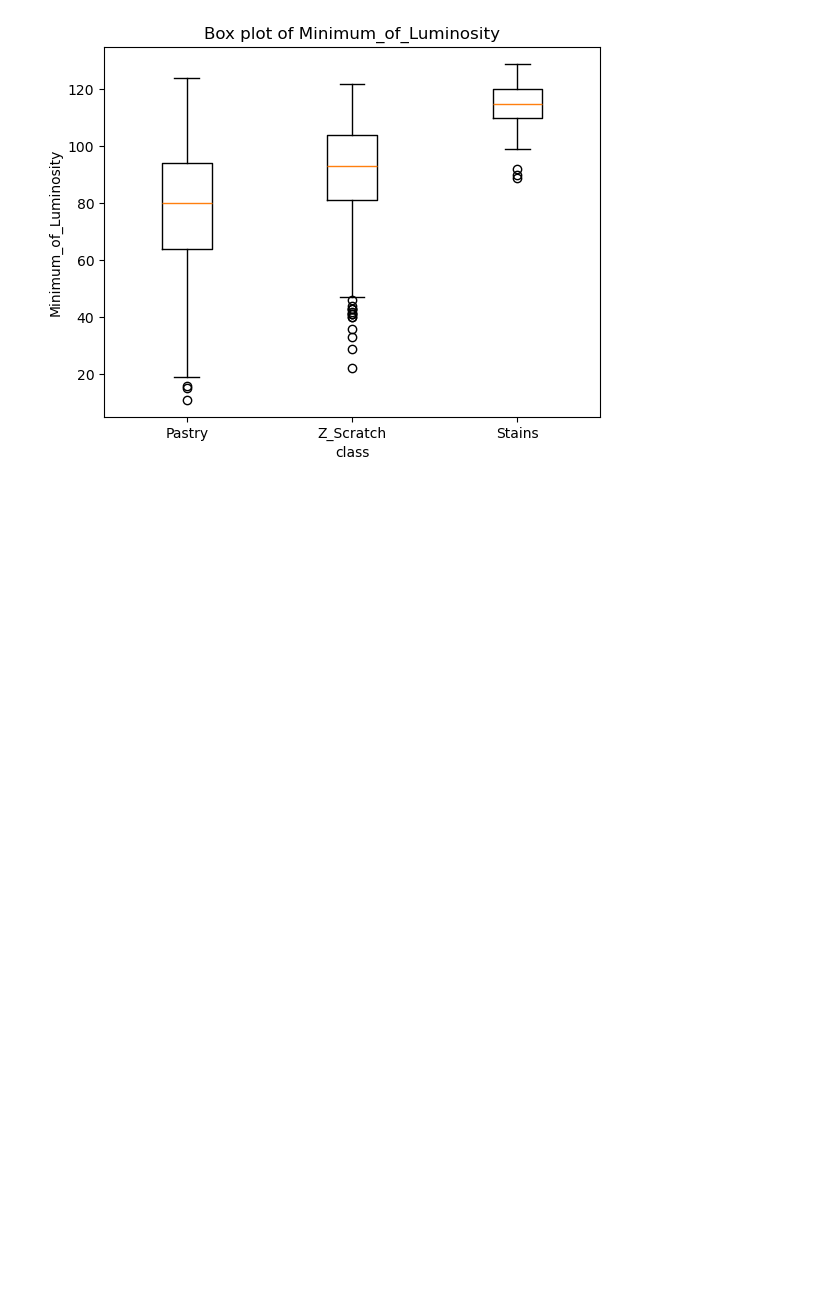
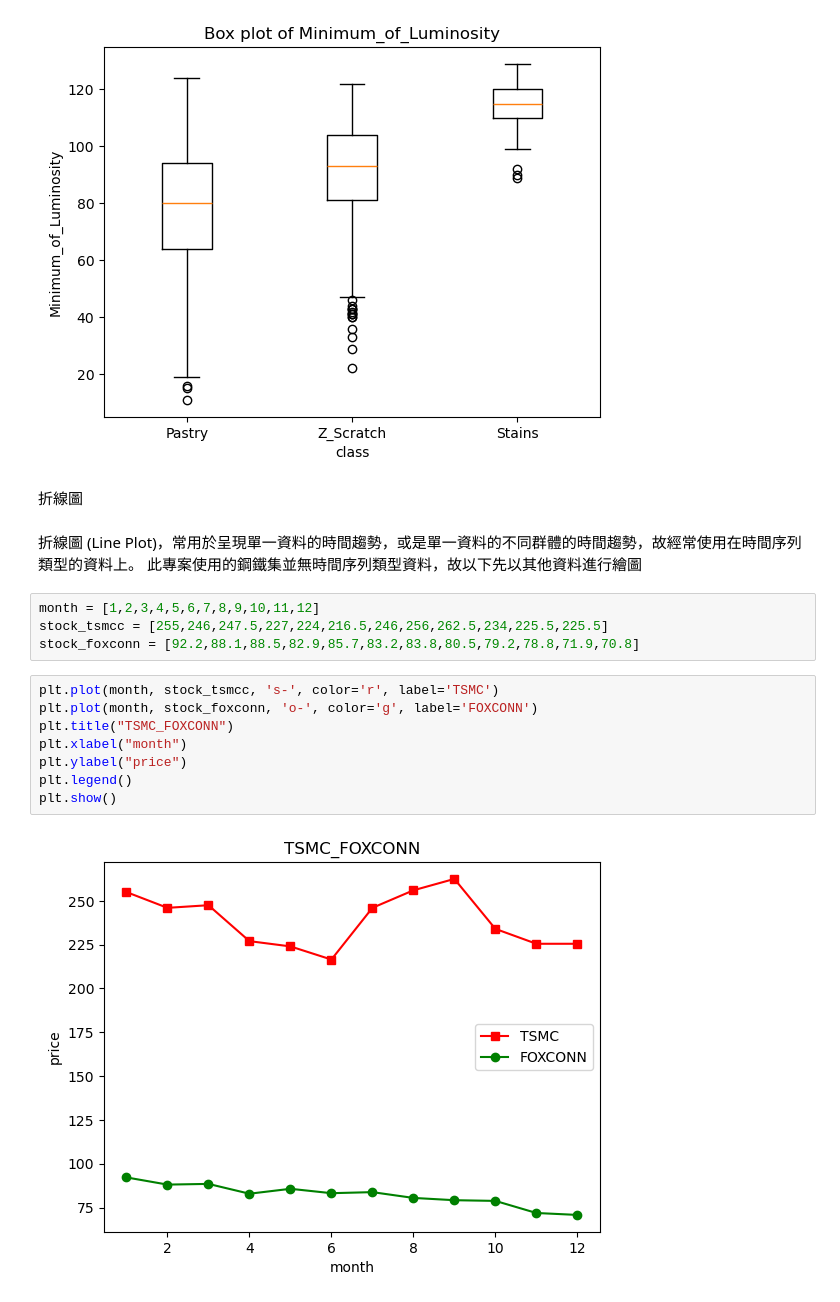
Before and after one commit to sarahyan0201/python_learning, a Jupyter notebook: Machine Learning/3.資料視覺化Data visualization.ipynb, the cells around one changed output. Cells and saved outputs as stored; diff of their text form; blank space fills up the shorter version.

Commit message:
Completed Line Chart Practice

```diff
--- a/Machine Learning/3.資料視覺化Data visualization.ipynb
+++ b/Machine Learning/3.資料視覺化Data visualization.ipynb
@@ -198,3 +198,22 @@ plt.title('Box plot of Minimum_of_Luminosity')
 plt.show()
 # %% [output]
 [figure]
+# %% [markdown]
+折線圖
+# %% [markdown]
+折線圖 (Line Plot)，常用於呈現單一資料的時間趨勢，或是單一資料的不同群體的時間趨勢，故經常使用在時間序列類型的資料上。
+此專案使用的鋼鐵集並無時間序列類型資料，故以下先以其他資料進行繪圖
+# %%
+month = [1,2,3,4,5,6,7,8,9,10,11,12]
+stock_tsmcc = [255,246,247.5,227,224,216.5,246,256,262.5,234,225.5,225.5]
+stock_foxconn = [92.2,88.1,88.5,82.9,85.7,83.2,83.8,80.5,79.2,78.8,71.9,70.8]
+# %%
+plt.plot(month, stock_tsmcc, 's-', color='r', label='TSMC')
+plt.plot(month, stock_foxconn, 'o-', color='g', label='FOXCONN')
+plt.title("TSMC_FOXCONN")
+plt.xlabel("month")
+plt.ylabel("price")
+plt.legend()
+plt.show()
+# %% [output]
+[figure, added]
```
Also changed, not shown: parts of 7 cells of this notebook.
